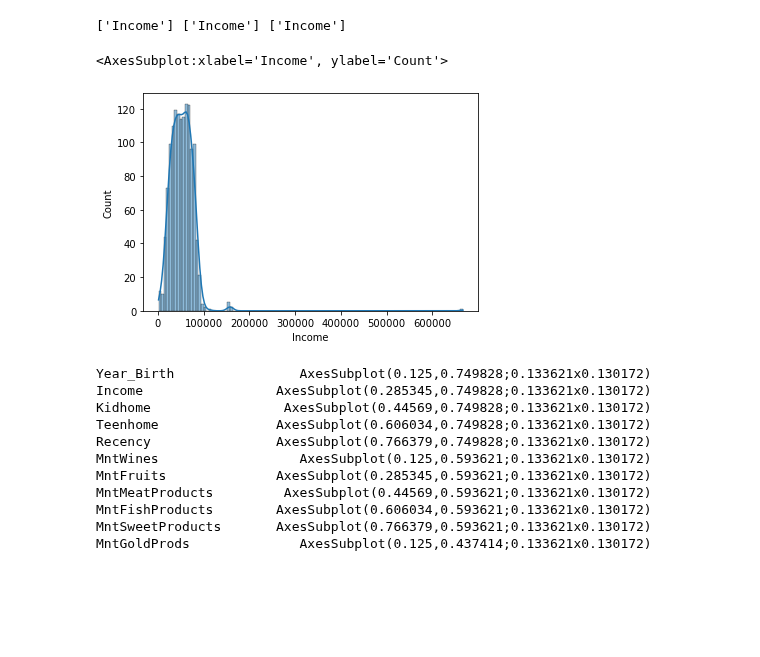
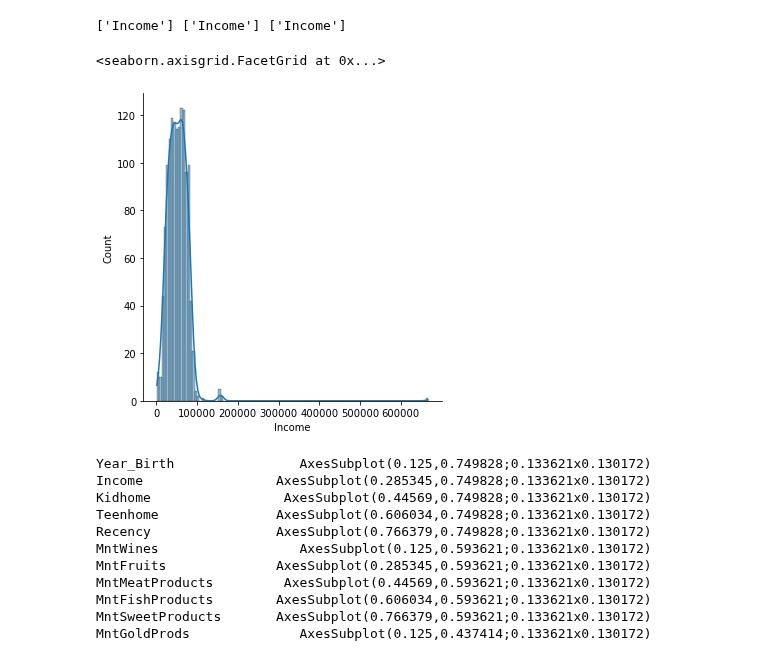
Before and after one commit to clarentcelsia/Analytics, a Jupyter notebook: marketing_campaign.ipynb, the cells around one changed output. Drawn from its saved outputs; the diff is of its cells as text; code cells hidden in the pictures; blank space fills up the shorter version.

```diff
--- a/marketing_campaign.ipynb
+++ b/marketing_campaign.ipynb
@@ -77,6 +77,8 @@ df.duplicated(subset=['ID']).sum()
 # %%
 # There's no duplicated row, so I'm gonna remove the ID. I'm not gonna use ID to do analysis
 df.drop(columns=['ID'], axis=1, inplace=True)
+# %%
+df['Marital_Status'].replace(to_replace={'YOLO':'Single', 'Absurd':'Single', 'Alone':'Single'}, inplace=True)
 # %%
 df.info()
 # %% [output]
@@ -258,10 +260,10 @@ print(train_isnan, valid_isnan, test_isnan)
 # Mode: When the missing values in your data are categorical and discrete, you can use the mode value to fill in the missing values.
 # %%
 # Check the distribution of data
-sns.histplot(data=df_train, x='Income', kde=True)
+sns.displot(data=df_train, x='Income', kde=True)
 # %% [output]
-<AxesSubplot:xlabel='Income', ylabel='Count'>
+<seaborn.axisgrid.FacetGrid at 0x...>
-[figure, old version]
+[figure, new version]
 # %%
 # Gonna use median, because it's preferrable for skewed distribution and outliers.
 df_train['Income'] = df_train['Income'].fillna(value=df_train.Income.median())
```
Also changed, not shown: parts of 26 cells of this notebook.
